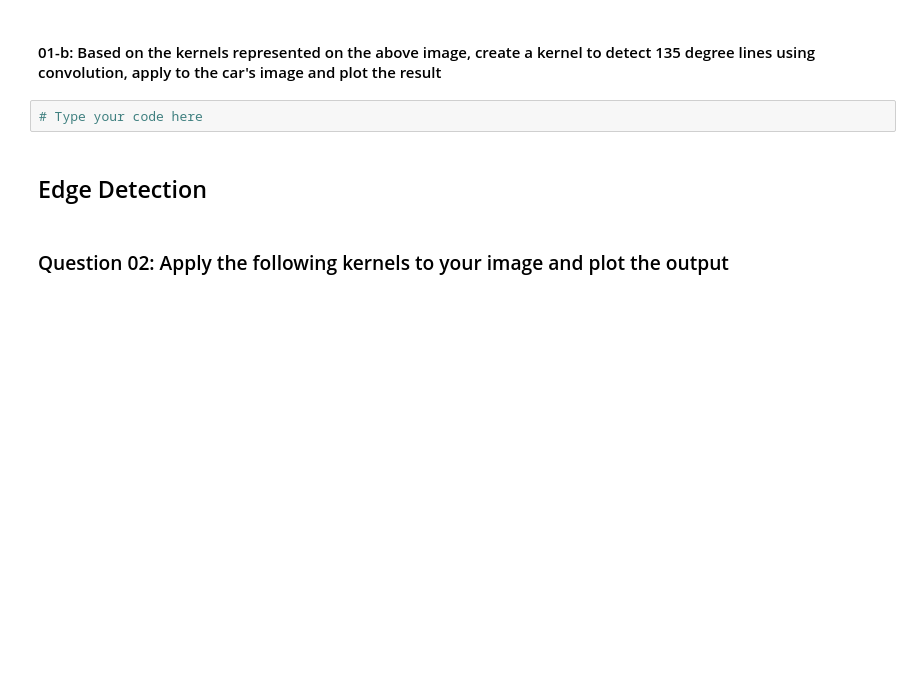
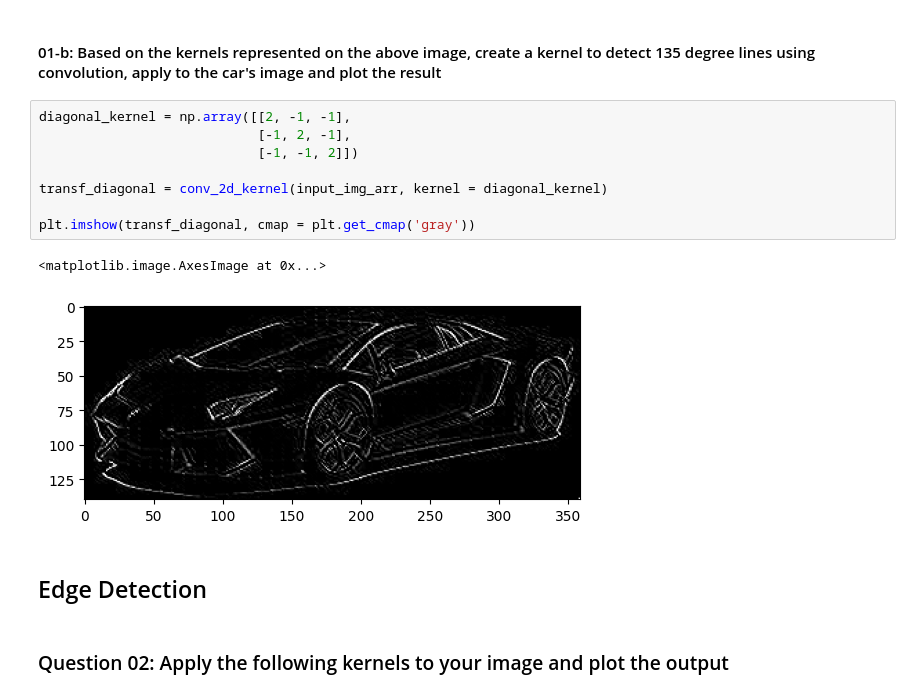
Before and after one commit to BrenoMafra13/COMP3132-Machine_Learning, a Jupyter notebook: assignments/assign3_Breno.ipynb, the cells around one changed output. Drawn from its saved outputs; the diff is of its cells as text; blank space fills up the shorter version.

```diff
--- a/assignments/assign3_Breno.ipynb
+++ b/assignments/assign3_Breno.ipynb
@@ -148,7 +186,16 @@ plt.imshow(transf_horizontal, cmap = plt.get_cmap('gray'))
 # %% [markdown]
 #### 01-b: Based on the kernels represented on the above image, create a kernel to detect 135 degree lines using convolution, apply to the car's image and plot the result
-# %%
-# Type your code here
+# %%
+diagonal_kernel = np.array([[2, -1, -1],
+                            [-1, 2, -1],
+                            [-1, -1, 2]])
+
+transf_diagonal = conv_2d_kernel(input_img_arr, kernel = diagonal_kernel)
+
+plt.imshow(transf_diagonal, cmap = plt.get_cmap('gray'))
+# %% [output]
+<matplotlib.image.AxesImage at 0x...>
+[figure, added]
 # %% [markdown]
 ## Edge Detection
 # %% [markdown]
```
Also changed, not shown: parts of 38 cells of this notebook.
